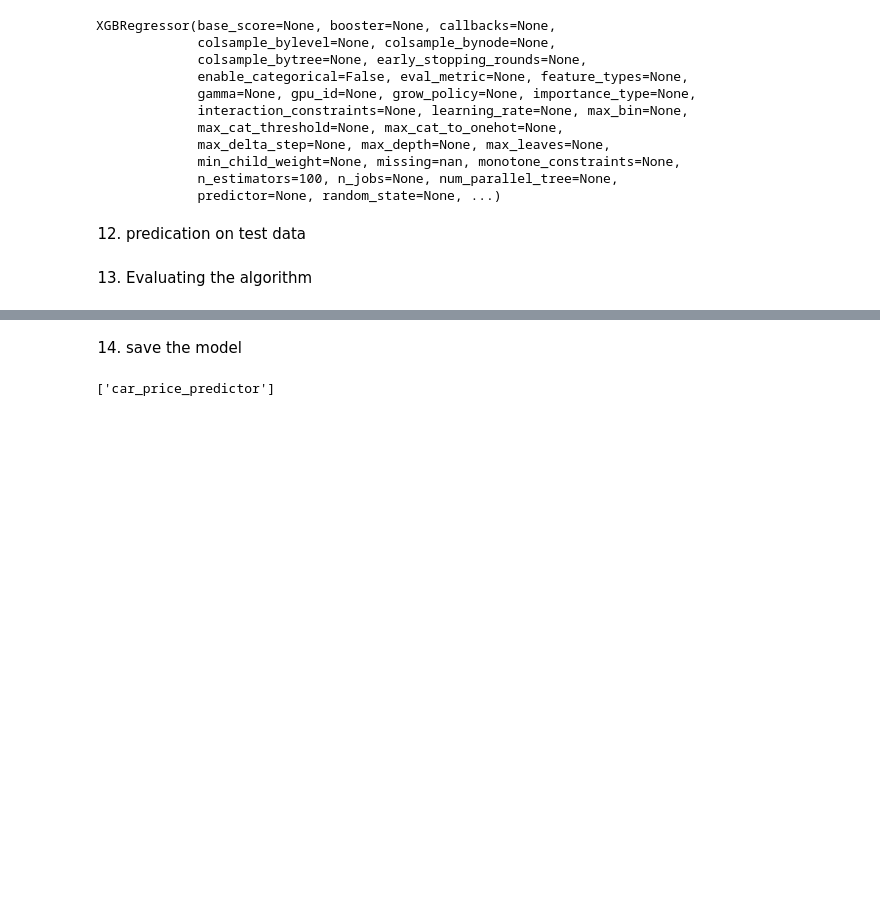
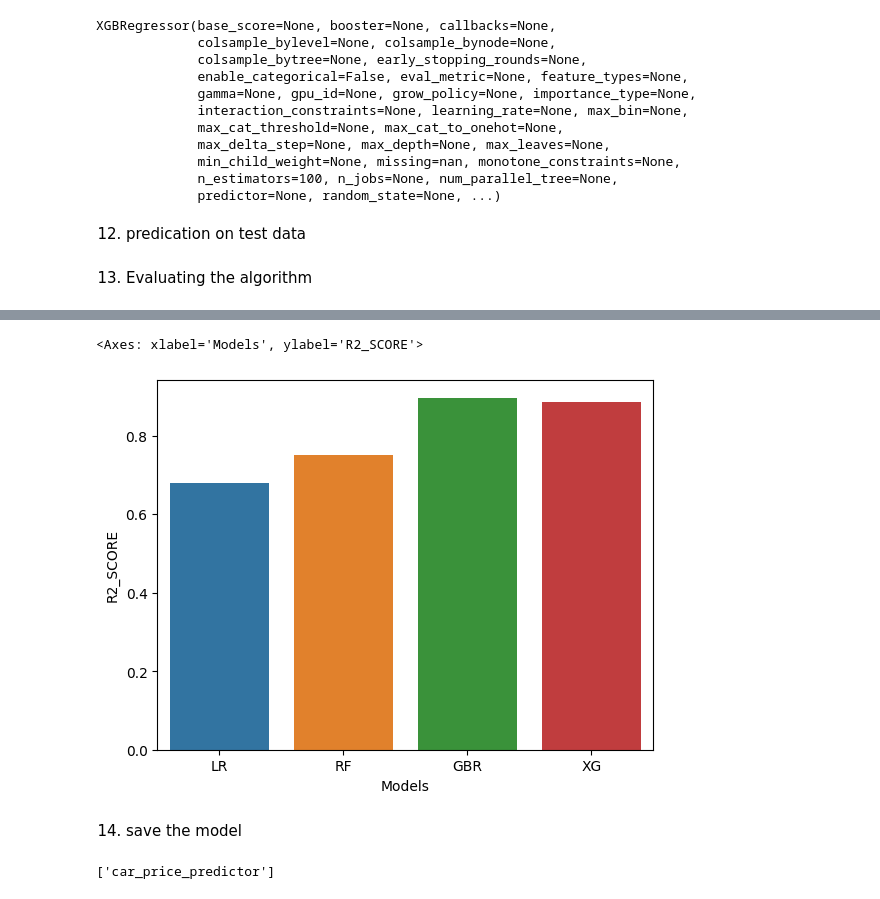
Before and after one commit to grishma30/IML, a Jupyter notebook: project.ipynb, the cells around one changed output, grey strips where cells are left out. Drawn from its saved outputs; the diff is of its cells as text; code cells hidden in the pictures; blank space fills up the shorter version.

```diff
--- a/project.ipynb
+++ b/project.ipynb
@@ -294,7 +309,10 @@ final_data
 | 3 | XG | 0.886484 |
 # %%
 import seaborn as sns
-#sns.barplot(final_data['Models'],final_data['R2_SCORE'])
+sns.barplot(x=final_data['Models'],y=final_data['R2_SCORE'])
+# %% [output]
+<Axes: xlabel='Models', ylabel='R2_SCORE'>
+[figure, added]
 # %% [markdown]
 14. save the model
 # %%
```
Also changed, not shown: parts of 3 cells of this notebook.
